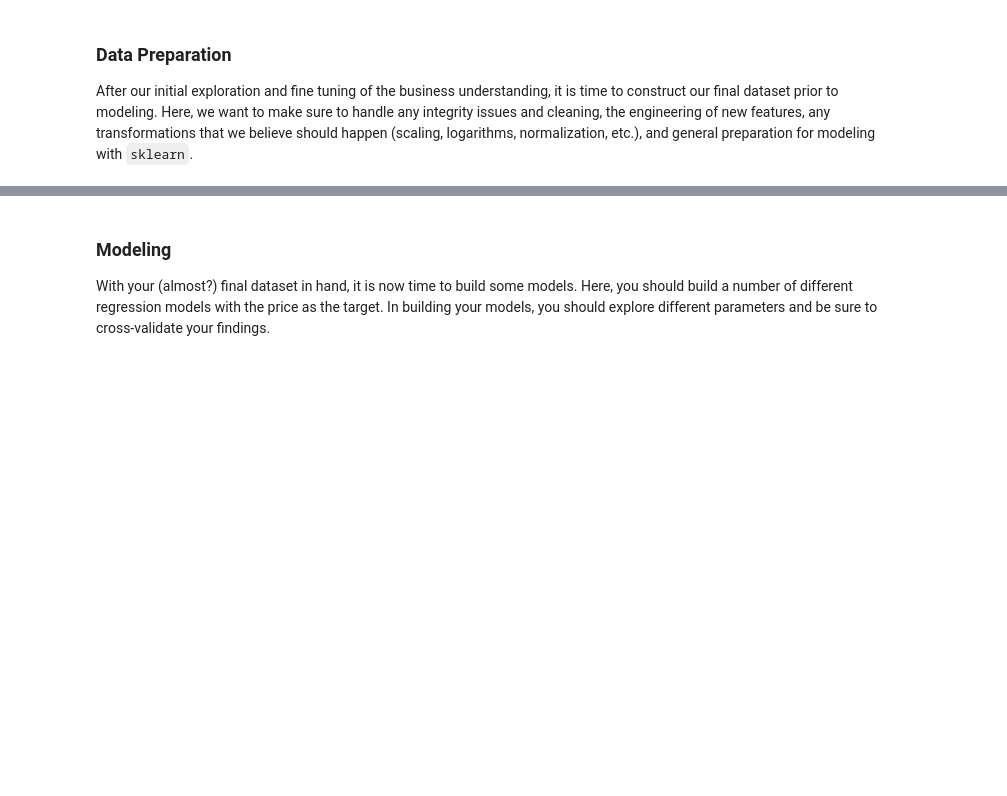
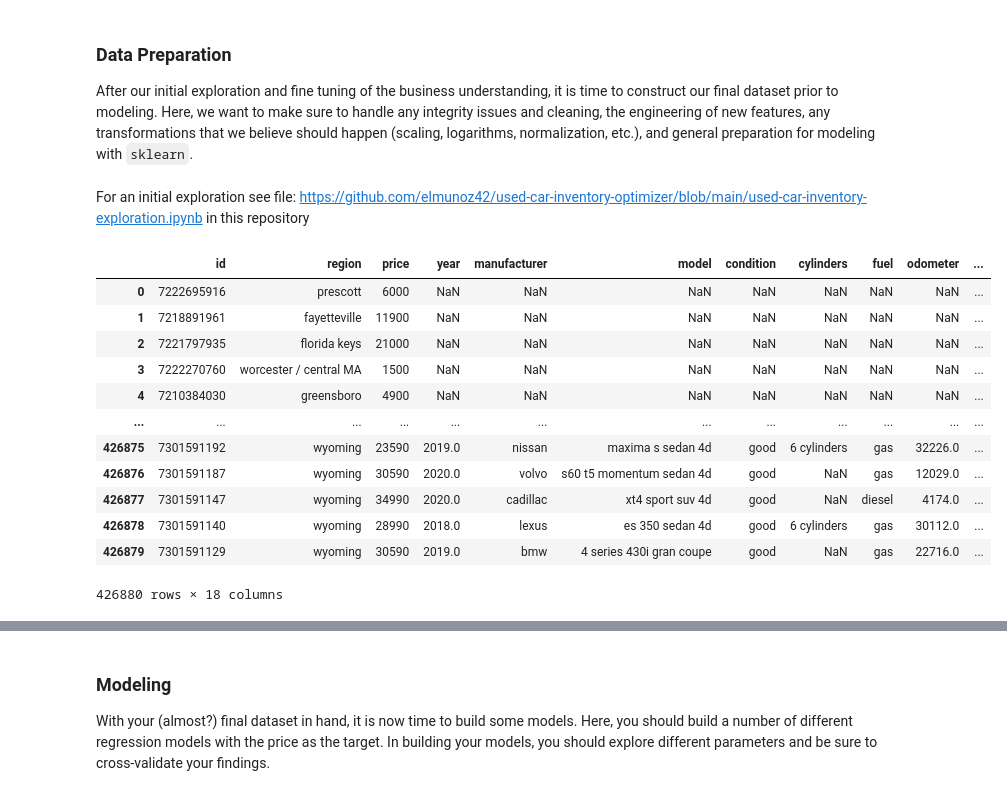
Before and after one commit to elmunoz42/used-car-inventory-optimizer, a Jupyter notebook: prompt_II.ipynb, the cells around one changed output, grey strips where cells are left out. Drawn from its saved outputs; the diff is of its cells as text; code cells hidden in the pictures; blank space fills up the shorter version.

Commit message:
begin model implementation.

```diff
--- a/prompt_II.ipynb
+++ b/prompt_II.ipynb
@@ -35,0 +39,24 @@ For an initial exploration see file: used-car-inventory-exploration.ipynb in thi
+# %% [markdown]
+For an initial exploration see file: https://github.com/elmunoz42/used-car-inventory-optimizer/blob/main/used-car-inventory-exploration.ipynb in this repository
+# %%
+import pandas as pd
+import numpy as np
+import seaborn as sns
+import matplotlib.pyplot as plt
+import functions
+data = pd.read_csv('data/vehicles.csv')
+data
+# %% [output]
+|  | id | region | price | year | manufacturer | model | condition | cylinders | fuel | odometer | ... |
+| 0 | 7222695916 | prescott | 6000 | NaN | NaN | NaN | NaN | NaN | NaN | NaN | ... |
+| 1 | 7218891961 | fayetteville | 11900 | NaN | NaN | NaN | NaN | NaN | NaN | NaN | ... |
+| 2 | 7221797935 | florida keys | 21000 | NaN | NaN | NaN | NaN | NaN | NaN | NaN | ... |
+| 3 | 7222270760 | worcester / central MA | 1500 | NaN | NaN | NaN | NaN | NaN | NaN | NaN | ... |
+| 4 | 7210384030 | greensboro | 4900 | NaN | NaN | NaN | NaN | NaN | NaN | NaN | ... |
+| ... | ... | ... | ... | ... | ... | ... | ... | ... | ... | ... | ... |
+| 426875 | 7301591192 | wyoming | 23590 | 2019.0 | nissan | maxima s sedan 4d | good | 6 cylinders | gas | 32226.0 | ... |
+| 426876 | 7301591187 | wyoming | 30590 | 2020.0 | volvo | s60 t5 momentum sedan 4d | good | NaN | gas | 12029.0 | ... |
+| 426877 | 7301591147 | wyoming | 34990 | 2020.0 | cadillac | xt4 sport suv 4d | good | NaN | diesel | 4174.0 | ... |
+| 426878 | 7301591140 | wyoming | 28990 | 2018.0 | lexus | es 350 sedan 4d | good | 6 cylinders | gas | 30112.0 | ... |
+| 426879 | 7301591129 | wyoming | 30590 | 2019.0 | bmw | 4 series 430i gran coupe | good | NaN | gas | 22716.0 | ... |
+426880 rows × 18 columns
```
Also changed, not shown: parts of 10 cells of this notebook, 4 other files.
